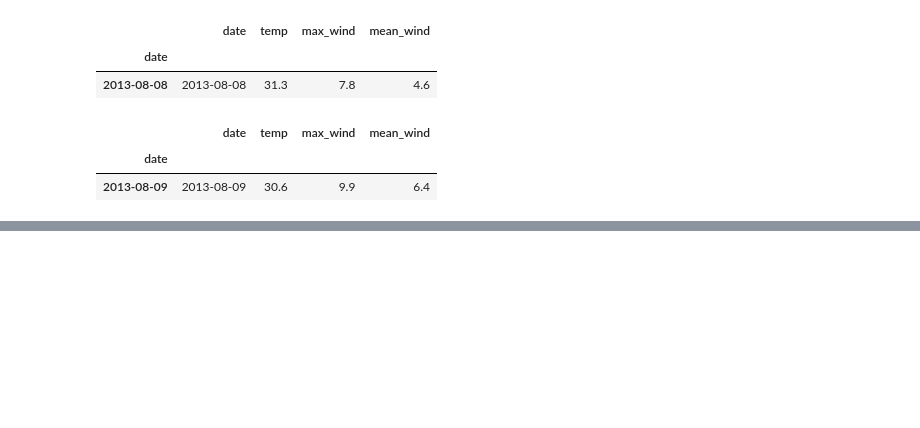
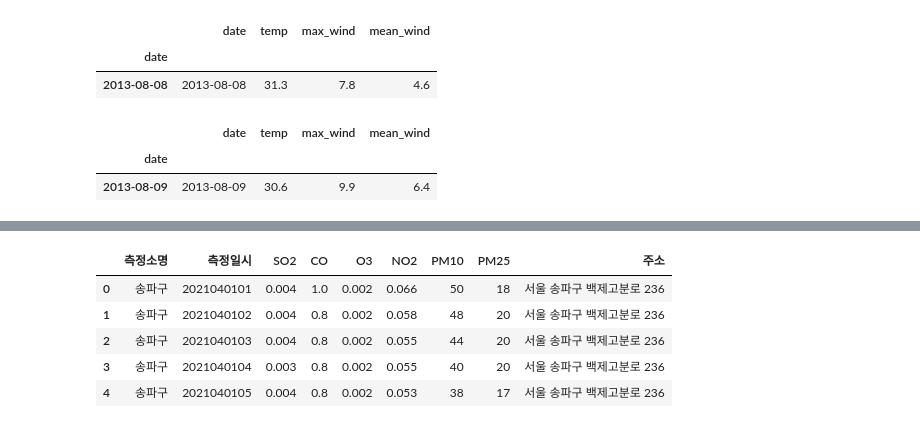
Before and after one commit to Ewha-Ohsori/OhsoriMarket, a Jupyter notebook: Downloads/DAbook1-main/ch5_pandas.ipynb, the cells around one changed output, grey strips where cells are left out. Saved outputs shown, nothing was run; the diff lists cells and outputs as text; code cells hidden in the pictures; blank space fills up the shorter version.

```diff
--- a/Downloads/DAbook1-main/ch5_pandas.ipynb
+++ b/Downloads/DAbook1-main/ch5_pandas.ipynb
@@ -374,0 +428,10 @@ df[w]
+# %%
+dust=dust.drop(['지역','망','측정소코드'],axis=1)
+dust.head()
+# %% [output]
+|  | 측정소명 | 측정일시 | SO2 | CO | O3 | NO2 | PM10 | PM25 | 주소 |
+| 0 | 송파구 | 2021040101 | 0.004 | 1.0 | 0.002 | 0.066 | 50 | 18 | 서울 송파구 백제고분로 236 |
+| 1 | 송파구 | 2021040102 | 0.004 | 0.8 | 0.002 | 0.058 | 48 | 20 | 서울 송파구 백제고분로 236 |
+| 2 | 송파구 | 2021040103 | 0.004 | 0.8 | 0.002 | 0.055 | 44 | 20 | 서울 송파구 백제고분로 236 |
+| 3 | 송파구 | 2021040104 | 0.003 | 0.8 | 0.002 | 0.055 | 40 | 20 | 서울 송파구 백제고분로 236 |
+| 4 | 송파구 | 2021040105 | 0.004 | 0.8 | 0.002 | 0.053 | 38 | 17 | 서울 송파구 백제고분로 236 |
```
Also changed, not shown: parts of 20 cells of this notebook.
